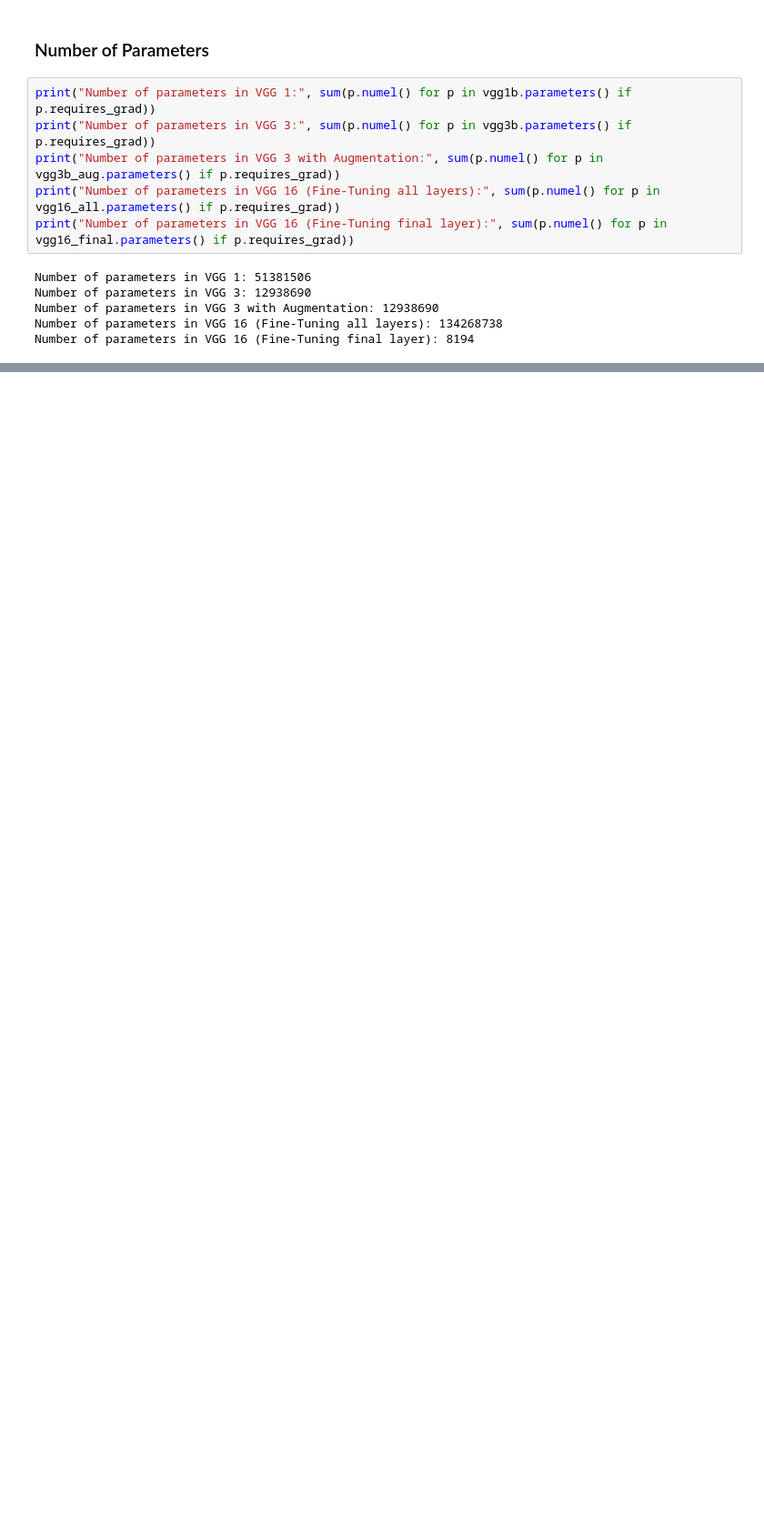
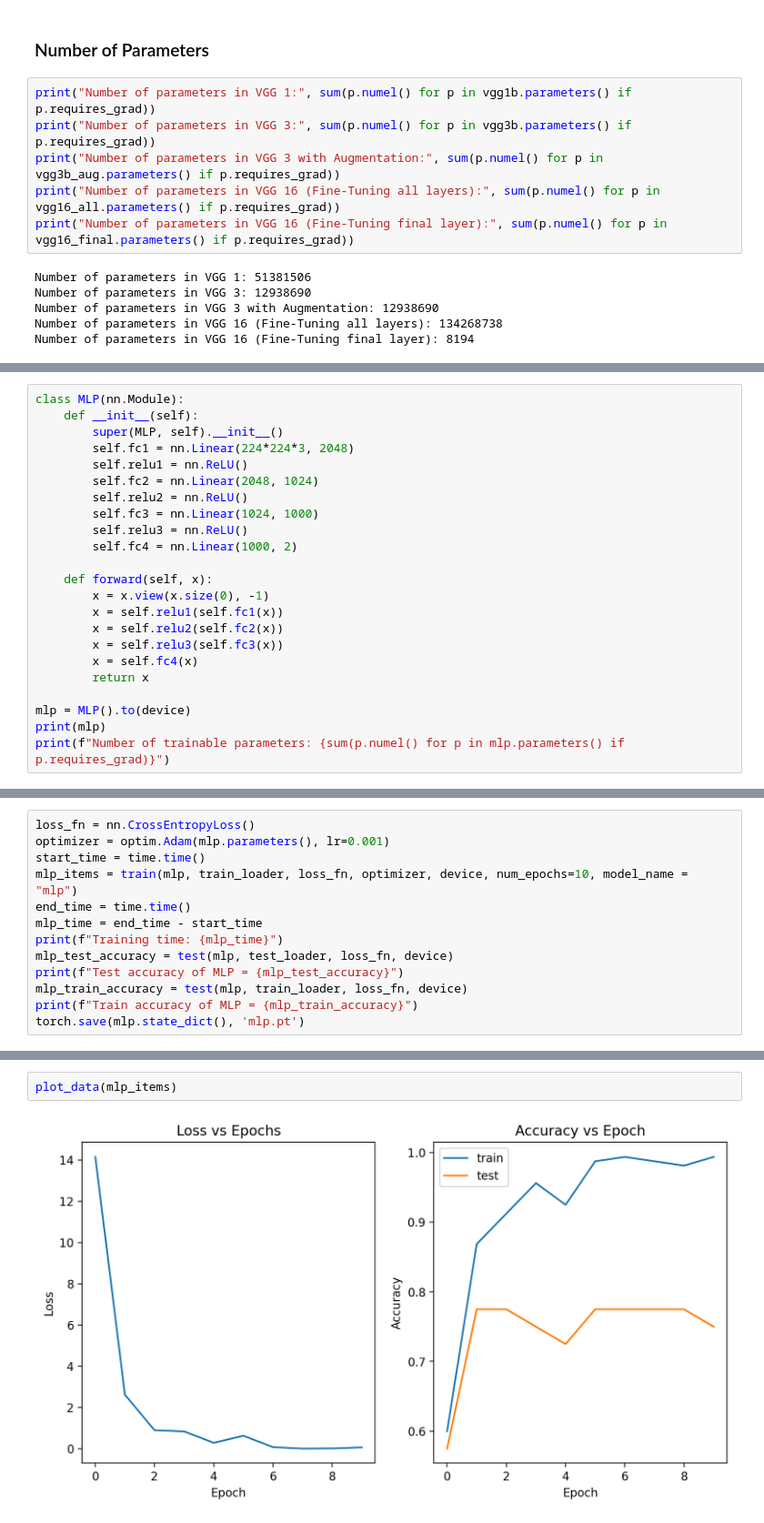
Before and after one commit to HarshilShah1804/ES335_Assignment_4, a Jupyter notebook: Task_1.ipynb, the cells around one changed output, grey strips where cells are left out. Shown at 91% size. Cells and saved outputs as stored; diff of their text form; blank space fills up the shorter version.

```diff
--- a/Task_1.ipynb
+++ b/Task_1.ipynb
@@ -533,0 +554,23 @@ Number of parameters in VGG 16 (Fine-Tuning final layer): 8194
+# %%
+class MLP(nn.Module):
+    def __init__(self):
+        super(MLP, self).__init__()
+        self.fc1 = nn.Linear(224*224*3, 2048)
+        self.relu1 = nn.ReLU()
+        self.fc2 = nn.Linear(2048, 1024)
+        self.relu2 = nn.ReLU()
+        self.fc3 = nn.Linear(1024, 1000)
+        self.relu3 = nn.ReLU()
+        self.fc4 = nn.Linear(1000, 2)
+
+    def forward(self, x):
+        x = x.view(x.size(0), -1)
+        x = self.relu1(self.fc1(x))
+        x = self.relu2(self.fc2(x))
+        x = self.relu3(self.fc3(x))
+        x = self.fc4(x)
+        return x
+
+mlp = MLP().to(device)
+print(mlp)
+print(f"Number of trainable parameters: {sum(p.numel() for p in mlp.parameters() if p.requires_grad)}")
@@ -533,0 +588,13 @@ Number of parameters in VGG 16 (Fine-Tuning final layer): 8194
+# %%
+loss_fn = nn.CrossEntropyLoss()
+optimizer = optim.Adam(mlp.parameters(), lr=0.001)
+start_time = time.time()
+mlp_items = train(mlp, train_loader, loss_fn, optimizer, device, num_epochs=10, model_name = "mlp")
+end_time = time.time()
+mlp_time = end_time - start_time
+print(f"Training time: {mlp_time}")
+mlp_test_accuracy = test(mlp, test_loader, loss_fn, device)
+print(f"Test accuracy of MLP = {mlp_test_accuracy}")
+mlp_train_accuracy = test(mlp, train_loader, loss_fn, device)
+print(f"Train accuracy of MLP = {mlp_train_accuracy}")
+torch.save(mlp.state_dict(), 'mlp.pt')
@@ -533,0 +615,4 @@ Number of parameters in VGG 16 (Fine-Tuning final layer): 8194
+# %%
+plot_data(mlp_items)
+# %% [output]
+[figure, added]
```
Also changed, not shown: parts of 20 cells of this notebook, 13 other files.
